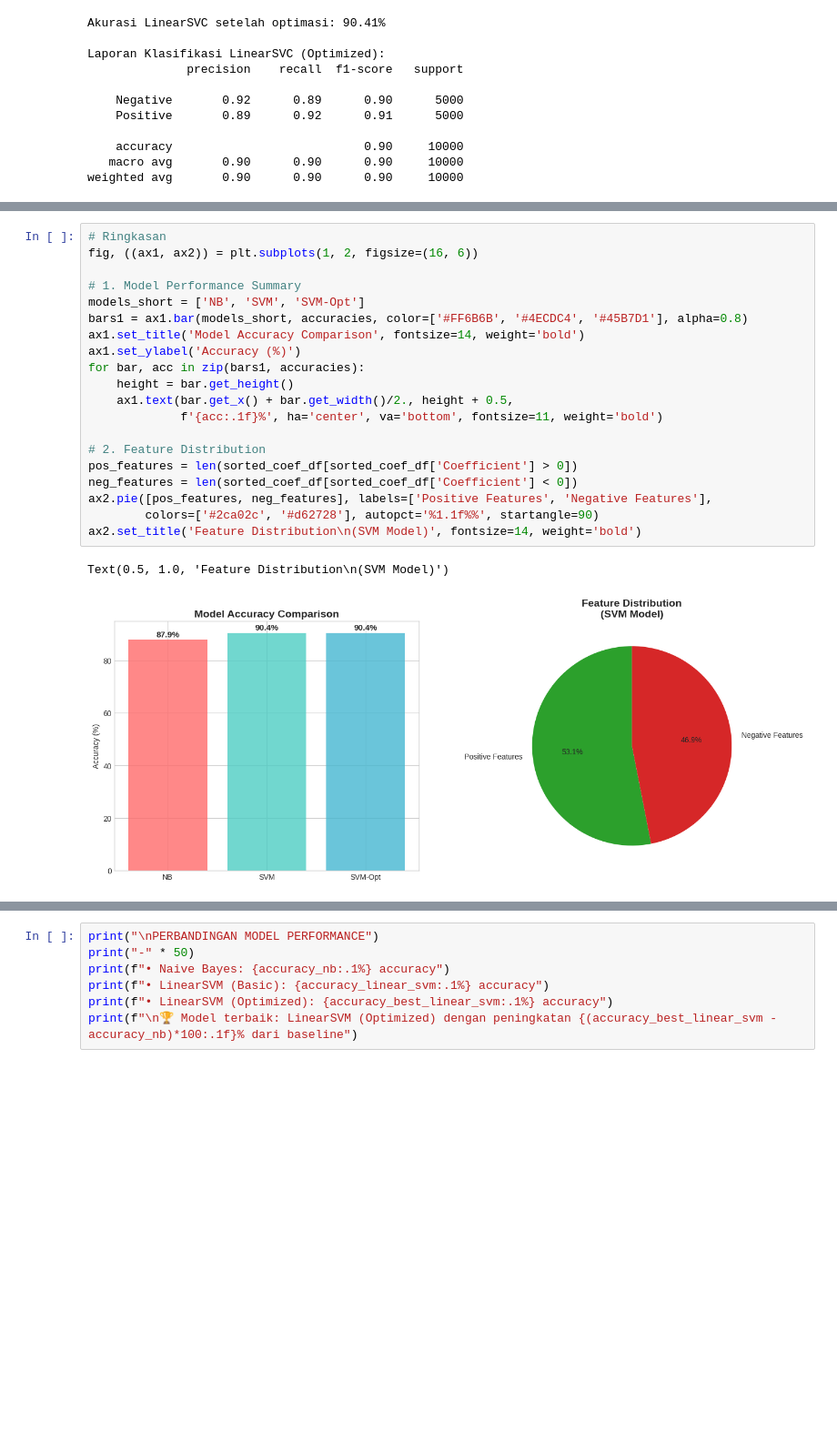
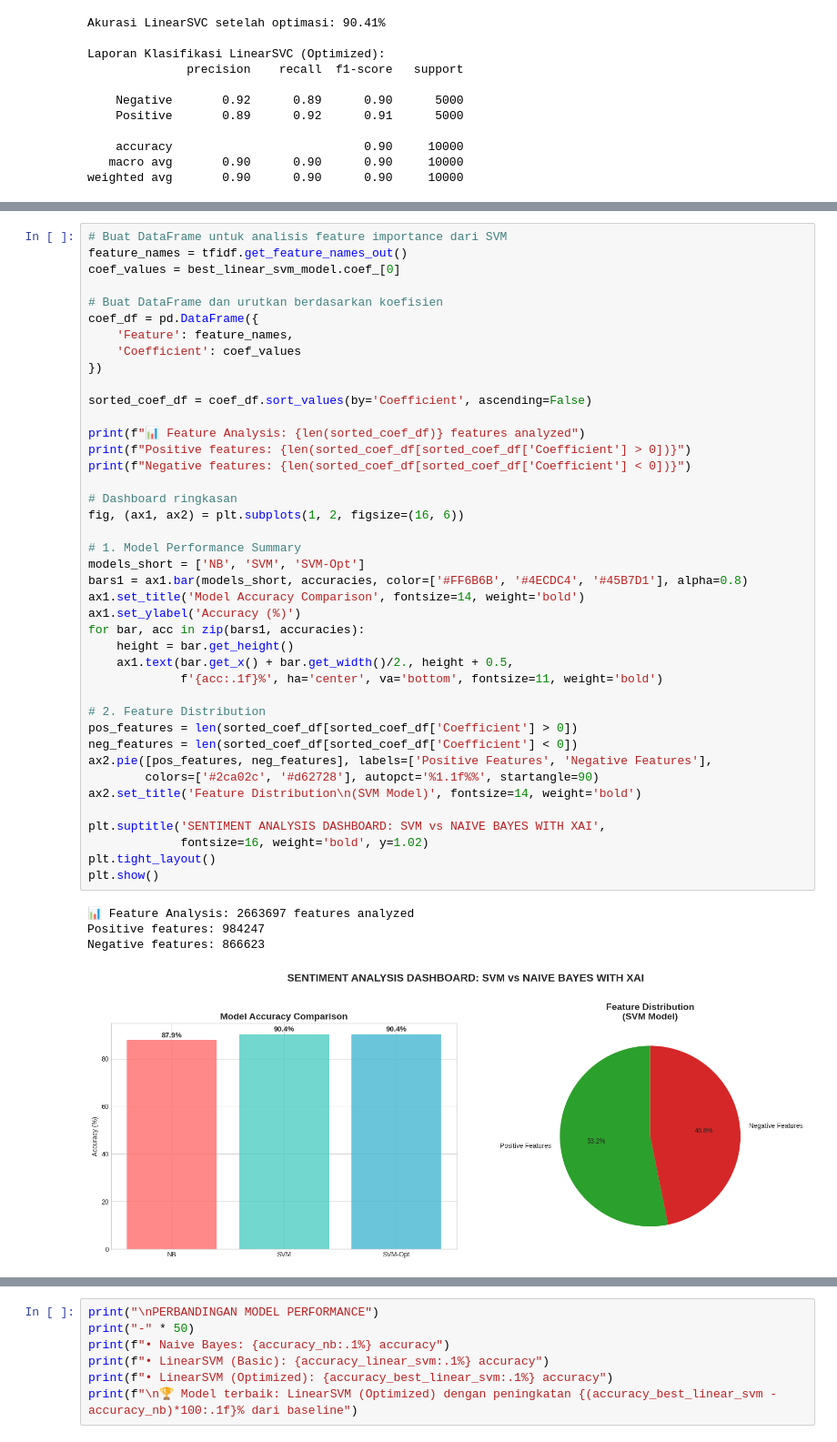
Before and after one commit to ElySimp/Sentiment-Analysis-SVM-Naive-Bayes, a Jupyter notebook: svm-naive-bayes-xai.ipynb, the cells around one changed output, grey strips where cells are left out. Shown at 91% size. Drawn from its saved outputs; the diff is of its cells as text; blank space fills up the shorter version.

```diff
--- a/svm-naive-bayes-xai.ipynb
+++ b/svm-naive-bayes-xai.ipynb
@@ -603,28 +625,51 @@ Prediksi SVM: negative (Prob: 0.664)
 ============================================================
 ✅ Analisis XAI dengan LIME selesai!
 # %%
-# Ringkasan
-fig, ((ax1, ax2)) = plt.subplots(1, 2, figsize=(16, 6))
+# Buat DataFrame untuk analisis feature importance dari SVM
+feature_names = tfidf.get_feature_names_out()
+coef_values = best_linear_svm_model.coef_[0]
+
+# Buat DataFrame dan urutkan berdasarkan koefisien
+coef_df = pd.DataFrame({
+    'Feature': feature_names,
+    'Coefficient': coef_values
+})
+
+sorted_coef_df = coef_df.sort_values(by='Coefficient', ascending=False)
+
+print(f"📊 Feature Analysis: {len(sorted_coef_df)} features analyzed")
+print(f"Positive features: {len(sorted_coef_df[sorted_coef_df['Coefficient'] > 0])}")
+print(f"Negative features: {len(sorted_coef_df[sorted_coef_df['Coefficient'] < 0])}")
+
+# Dashboard ringkasan
+fig, (ax1, ax2) = plt.subplots(1, 2, figsize=(16, 6))
 
 # 1. Model Performance Summary
 models_short = ['NB', 'SVM', 'SVM-Opt']
 bars1 = ax1.bar(models_short, accuracies, color=['#FF6B6B', '#4ECDC4', '#45B7D1'], alpha=0.8)
 ax1.set_title('Model Accuracy Comparison', fontsize=14, weight='bold')
 ax1.set_ylabel('Accuracy (%)')
 for bar, acc in zip(bars1, accuracies):
     height = bar.get_height()
     ax1.text(bar.get_x() + bar.get_width()/2., height + 0.5,
              f'{acc:.1f}%', ha='center', va='bottom', fontsize=11, weight='bold')
 
 # 2. Feature Distribution
 pos_features = len(sorted_coef_df[sorted_coef_df['Coefficient'] > 0])
 neg_features = len(sorted_coef_df[sorted_coef_df['Coefficient'] < 0])
 ax2.pie([pos_features, neg_features], labels=['Positive Features', 'Negative Features'],
         colors=['#2ca02c', '#d62728'], autopct='%1.1f%%', startangle=90)
 ax2.set_title('Feature Distribution\n(SVM Model)', fontsize=14, weight='bold')
+
+plt.suptitle('SENTIMENT ANALYSIS DASHBOARD: SVM vs NAIVE BAYES WITH XAI',
+             fontsize=16, weight='bold', y=1.02)
+plt.tight_layout()
+plt.show()
 # %% [output]
-Text(0.5, 1.0, 'Feature Distribution\n(SVM Model)')
+📊 Feature Analysis: 2663697 features analyzed
+Positive features: 984247
+Negative features: 866623
-[figure, old version]
+[figure, new version]
 # %%
 print("\n🔍 1. ANALISIS BOBOT FITUR SVM (GLOBAL EXPLANATION)")
 print("-" * 50)
```
Also changed, not shown: parts of 6 cells of this notebook, 4 other files.
